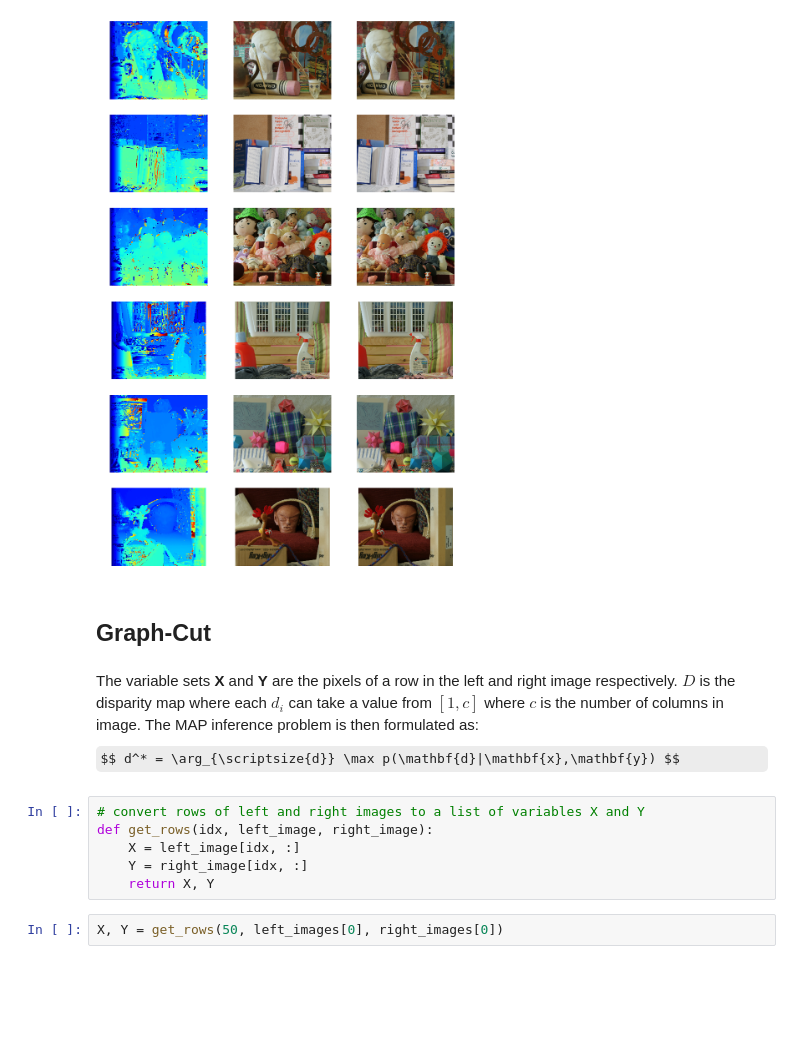
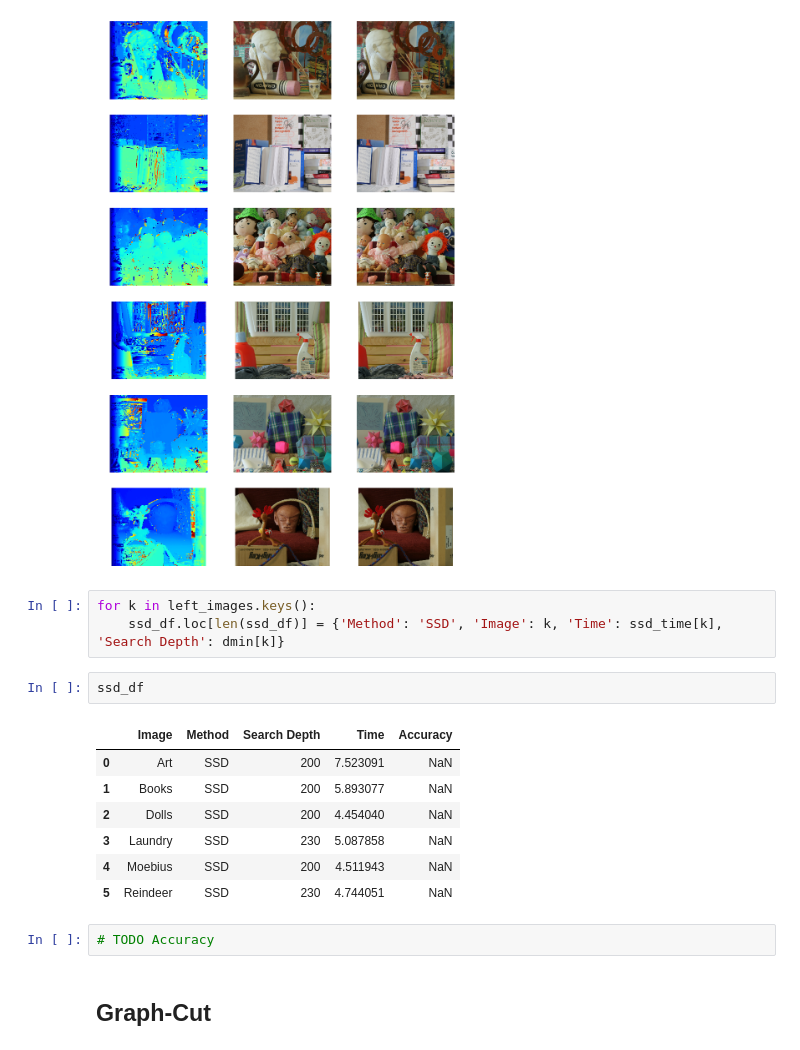
Before and after one commit to Af4rinz/pgm-stereo, a Jupyter notebook: stereo-rec.ipynb, the cells around one changed output. Drawn from its saved outputs; the diff is of its cells as text; some formulas as TeX source; blank space fills up the shorter version.

```diff
--- a/stereo-rec.ipynb
+++ b/stereo-rec.ipynb
@@ -134,17 +139,20 @@ for i, k in enumerate(left_images.keys()):
 plt.show()
 # %% [output]
 [figure]
+# %%
+for k in left_images.keys():
+    ssd_df.loc[len(ssd_df)] = {'Method': 'SSD', 'Image': k, 'Time': ssd_time[k], 'Search Depth': dmin[k]}
+# %%
+ssd_df
+# %% [output]
+|  | Image | Method | Search Depth | Time | Accuracy |
+| 0 | Art | SSD | 200 | 7.523091 | NaN |
+| 1 | Books | SSD | 200 | 5.893077 | NaN |
+| 2 | Dolls | SSD | 200 | 4.454040 | NaN |
+| 3 | Laundry | SSD | 230 | 5.087858 | NaN |
+| 4 | Moebius | SSD | 200 | 4.511943 | NaN |
+| 5 | Reindeer | SSD | 230 | 4.744051 | NaN |
+# %%
+# TODO Accuracy
 # %% [markdown]
 ## Graph-Cut
-# %% [markdown]
-The variable sets **X** and **Y** are the pixels of a row in the left and right image respectively. **$D$** is the disparity map where each $d_i$ can take a value from $[1, c]$ where $c$ is the number of columns in image.
-The MAP inference problem is then formulated as:
-$$ d^* = \arg_{\scriptsize{d}} \max p(\mathbf{d}|\mathbf{x},\mathbf{y}) $$
-# %%
-# convert rows of left and right images to a list of variables X and Y
-def get_rows(idx, left_image, right_image):
-    X = left_image[idx, :]
-    Y = right_image[idx, :]
-    return X, Y
-# %%
-X, Y = get_rows(50, left_images[0], right_images[0])
```
Also changed, not shown: parts of 4 cells of this notebook.
